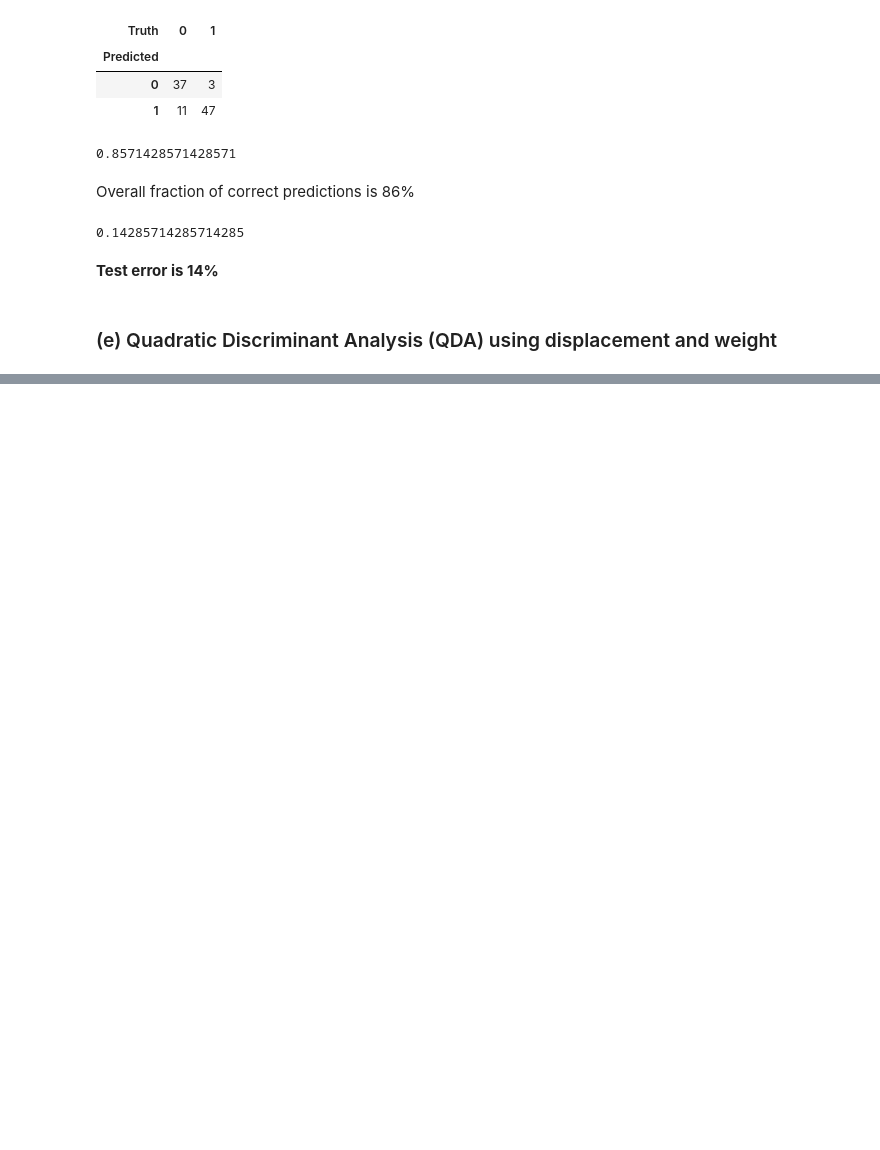
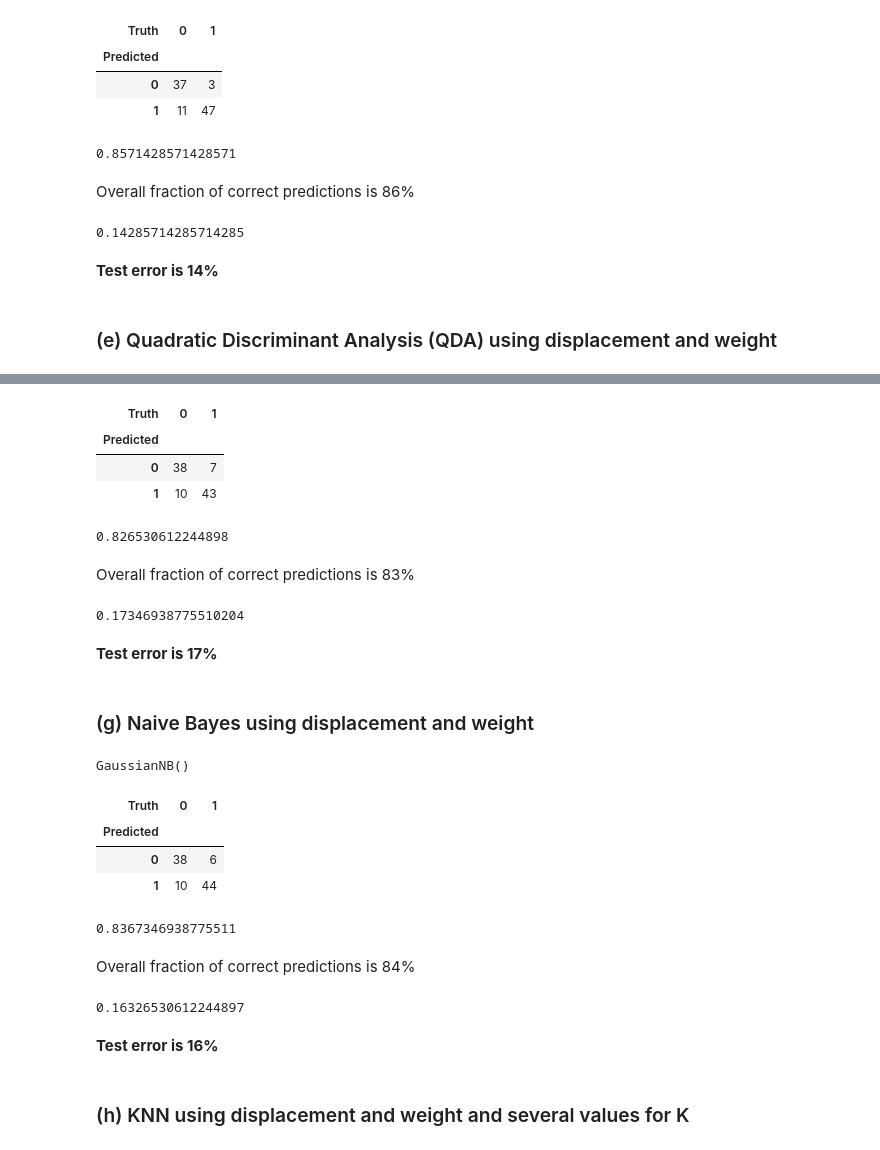
Before and after one commit to carmancater/an-introduction-to-statistical-learning-with-applications-in-python, a Jupyter notebook: Chapter 04 - Classification/Ch 4 Ex 14.ipynb, the cells around one changed output, grey strips where cells are left out. Saved outputs shown, nothing was run; the diff lists cells and outputs as text; code cells hidden in the pictures; blank space fills up the shorter version.

```diff
--- a/Chapter 04 - Classification/Ch 4 Ex 14.ipynb
+++ b/Chapter 04 - Classification/Ch 4 Ex 14.ipynb
@@ -113,0 +161,48 @@ np.mean(lda_pred != np.ravel(y_test))
+# %%
+confusion_table(labels, np.ravel(y_test))
+# %% [output]
+| Truth | 0 | 1 |
+| Predicted |  |  |
+| 0 | 38 | 7 |
+| 1 | 10 | 43 |
+# %%
+np.mean(labels == np.ravel(y_test))
+# %% [output]
+0.826530612244898
+# %% [markdown]
+Overall fraction of correct predictions is 83%
+# %%
+np.mean(labels != np.ravel(y_test))
+# %% [output]
+0.17346938775510204
+# %% [markdown]
+**Test error is 17%**
+# %% [markdown]
+### (g) Naive Bayes using displacement and weight
+# %%
+NB = GaussianNB()
+NB.fit(train, np.ravel(y_train))
+# %% [output]
+GaussianNB()
+# %%
+nb_labels = NB.predict(test)
+confusion_table(nb_labels, np.ravel(y_test))
+# %% [output]
+| Truth | 0 | 1 |
+| Predicted |  |  |
+| 0 | 38 | 6 |
+| 1 | 10 | 44 |
+# %%
+np.mean(nb_labels == np.ravel(y_test))
+# %% [output]
+0.8367346938775511
+# %% [markdown]
+Overall fraction of correct predictions is 84%
+# %%
+np.mean(nb_labels != np.ravel(y_test))
+# %% [output]
+0.16326530612244897
+# %% [markdown]
+**Test error is 16%**
+# %% [markdown]
+### (h) KNN using displacement and weight and several values for K
```
Also changed, not shown: parts of 17 cells of this notebook, 1 other file.
